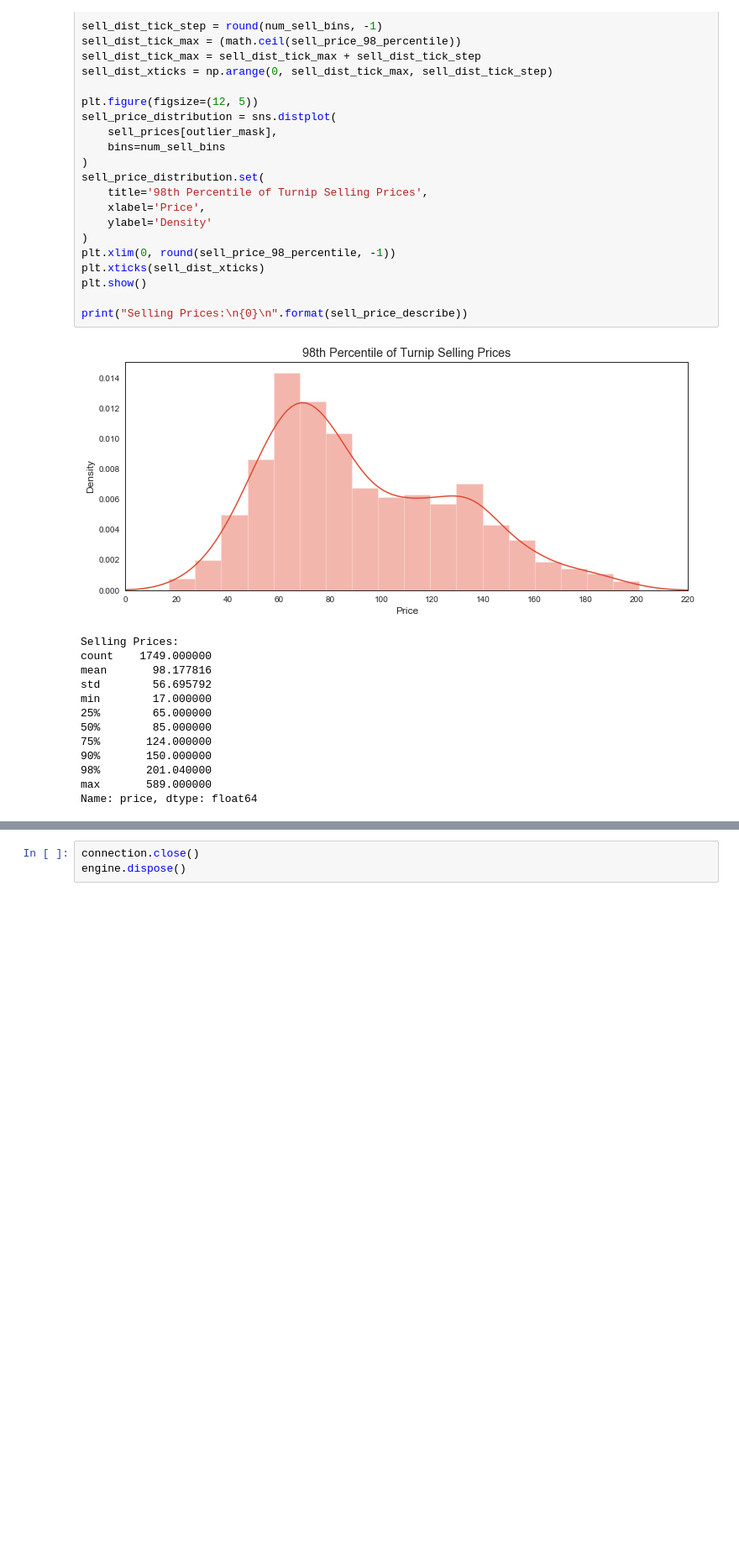
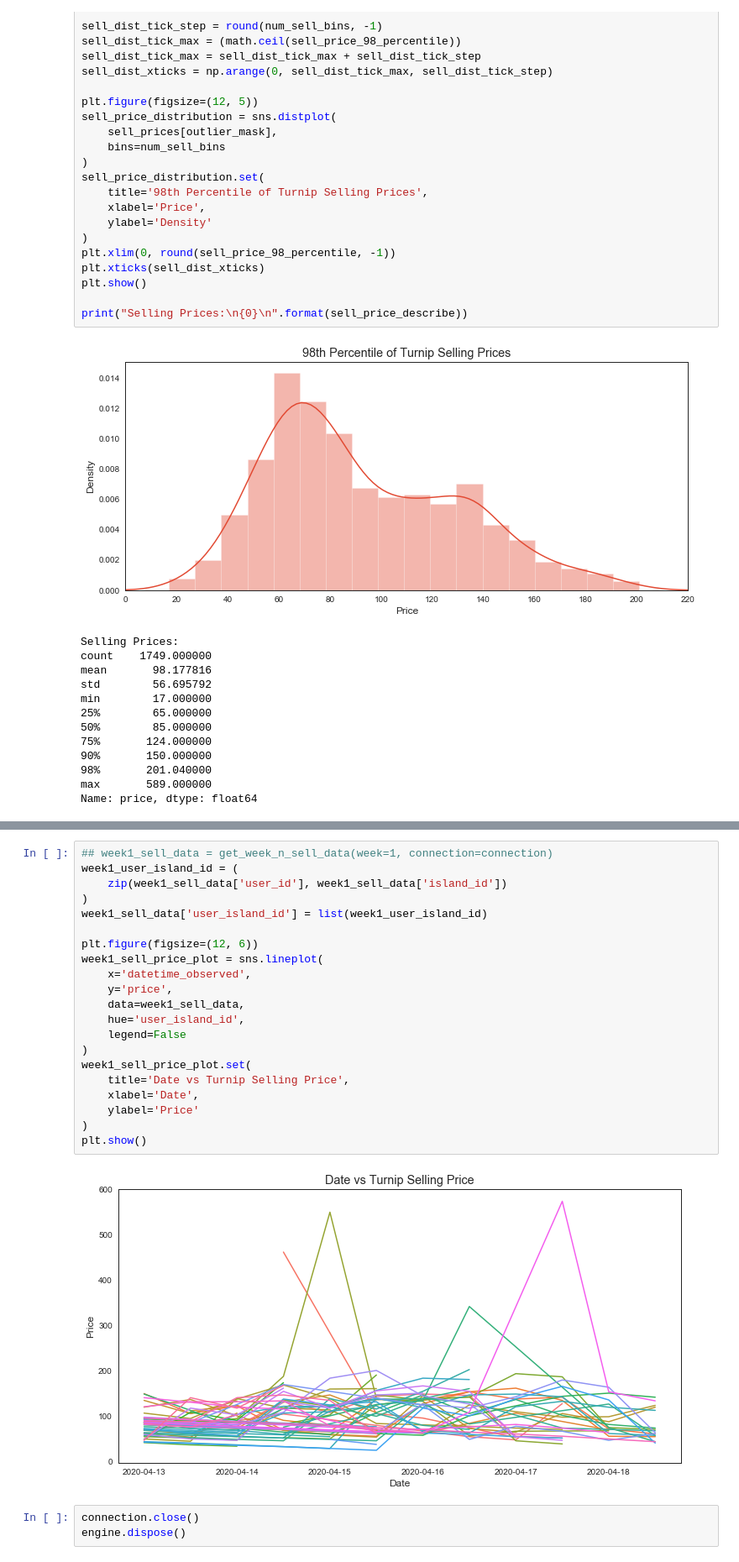
Before and after one commit to ys-lin14/acnh-clustering, a Jupyter notebook: data_exploration.ipynb, the cells around one changed output, grey strips where cells are left out. Shown: that part at 84% size. Drawn from its saved outputs; the diff is of its cells as text; blank space fills up the shorter version.

Commit message:
create function to split data by week, plot week 1 data

```diff
--- a/data_exploration.ipynb
+++ b/data_exploration.ipynb
@@ -137,6 +161,29 @@ display(sell_data_pivot.head(3))
 | Adam | Key Largo | 69.0 | 61.0 | 89.0 | 104.0 | ... |
 | Aika | Erijima | NaN | NaN | NaN | NaN | ... |
 3 rows × 36 columns
+# %%
+## week1_sell_data = get_week_n_sell_data(week=1, connection=connection)
+week1_user_island_id = (
+    zip(week1_sell_data['user_id'], week1_sell_data['island_id'])
+)
+week1_sell_data['user_island_id'] = list(week1_user_island_id)
+
+plt.figure(figsize=(12, 6))
+week1_sell_price_plot = sns.lineplot(
+    x='datetime_observed',
+    y='price',
+    data=week1_sell_data,
+    hue='user_island_id',
+    legend=False
+)
+week1_sell_price_plot.set(
+    title='Date vs Turnip Selling Price',
+    xlabel='Date',
+    ylabel='Price'
+)
+plt.show()
+# %% [output]
+[figure, added]
 # %%
 connection.close()
 engine.dispose()
```
Also changed, not shown: parts of 2 cells of this notebook.
